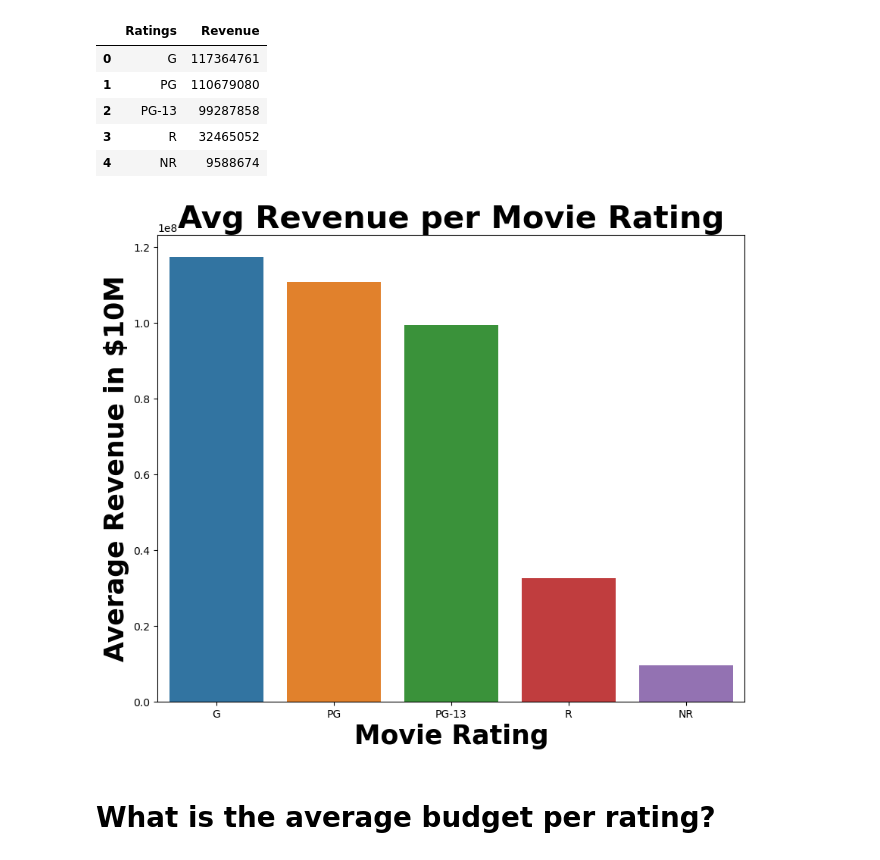
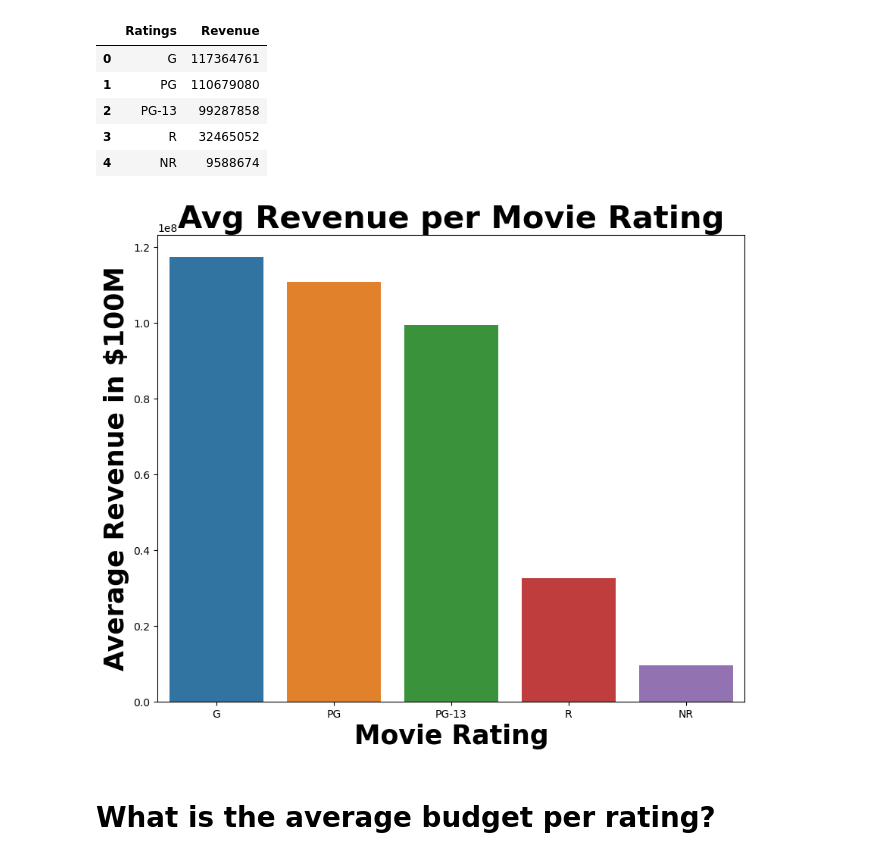
Before and after one commit to jaytrey777/Movie-Profitabiliy-Project, a Jupyter notebook: Project 3 Part 2 - Exploratory Data Analysis.ipynb, the cells around one changed output. Saved outputs shown, nothing was run; the diff lists cells and outputs as text; code cells hidden in the pictures.

```diff
--- a/Project 3 Part 2 - Exploratory Data Analysis.ipynb
+++ b/Project 3 Part 2 - Exploratory Data Analysis.ipynb
@@ -228,12 +228,12 @@ revenue_df
 # %%
 fig, ax = plt.subplots(figsize = (10, 8))
 ax = sns.barplot(data = revenue_df, x = 'Ratings', y = 'Revenue')
 
 ax.set_title('Avg Revenue per Movie Rating', fontsize = 30, fontweight = 'bold')
 ax.set_xlabel('Movie Rating', fontsize = 25, fontweight = 'bold')
-ax.set_ylabel('Average Revenue in $10M', fontsize = 25, fontweight = 'bold');
+ax.set_ylabel('Average Revenue in $100M', fontsize = 25, fontweight = 'bold');
 # %% [output]
-[figure, old version]
+[figure, new version]
 # %% [markdown]
 # What is the average budget per rating?
 # %%
```
Also changed, not shown: parts of 2 cells of this notebook, 9 other files.
